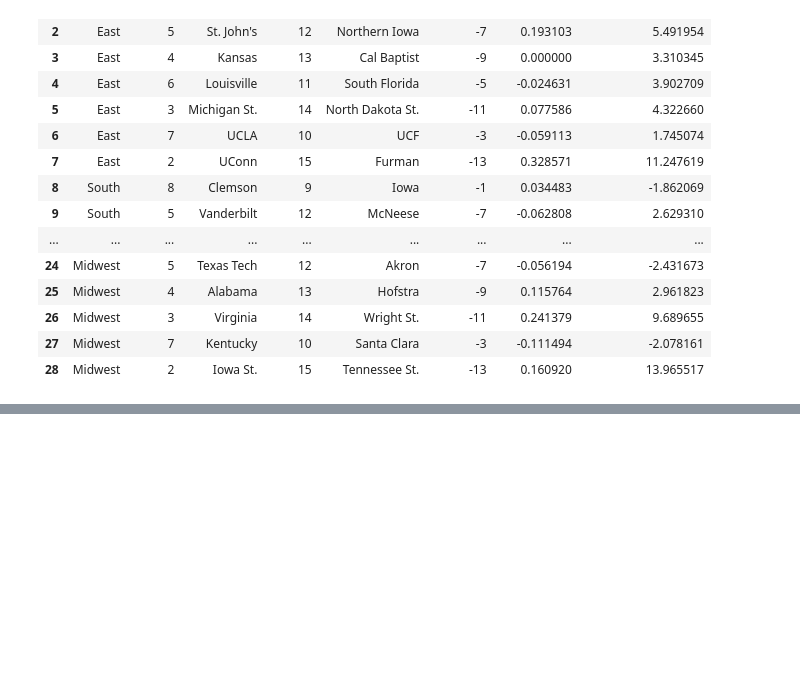
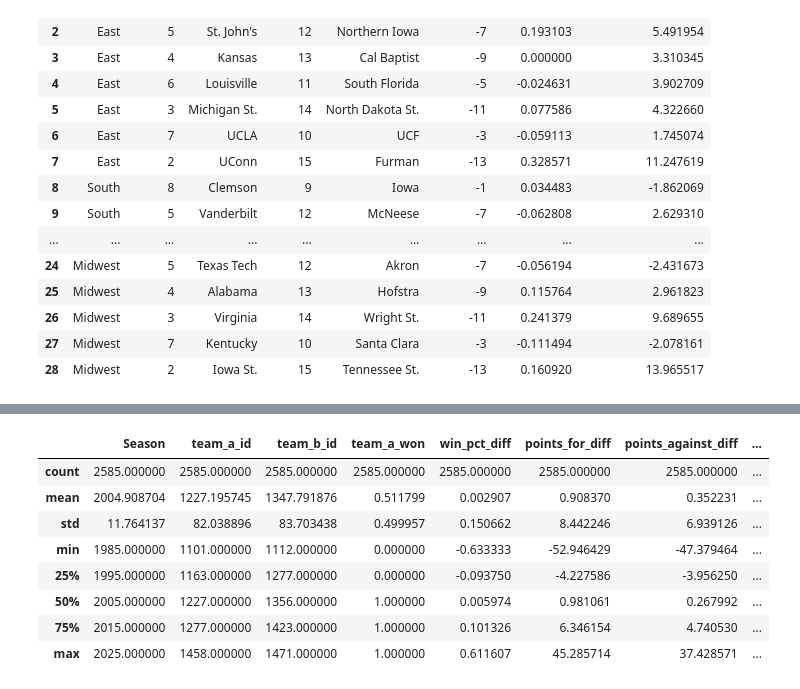
Before and after one commit to Andreachurchwell/march-madness-bracket-simulator, a Jupyter notebook: notebooks/exploration.ipynb, the cells around one changed output, grey strips where cells are left out. Cells and saved outputs as stored; diff of their text form; code cells hidden in the pictures; blank space fills up the shorter version.

Commit message:
did historical data and made past winners and losers neutral and added to notes

```diff
--- a/notebooks/exploration.ipynb
+++ b/notebooks/exploration.ipynb
@@ -1014,0 +1242,40 @@ first_round_2026
+# %%
+def build_historical_matchups(tourney_df, team_features_df):
+    rows = []
+
+    for _, game in tourney_df.iterrows():
+        season = game["Season"]
+
+        team_a_id = min(game["WTeamID"], game["LTeamID"])
+        team_b_id = max(game["WTeamID"], game["LTeamID"])
+
+        team_a_won = int(team_a_id == game["WTeamID"])
+
+        team_a_features = team_features_df[
+            (team_features_df["Season"] == season) &
+            (team_features_df["TeamID"] == team_a_id)
+        ]
+
+        team_b_features = team_features_df[
+            (team_features_df["Season"] == season) &
+            (team_features_df["TeamID"] == team_b_id)
+        ]
+
+        if team_a_features.empty or team_b_features.empty:
+            continue
+
+        team_a_features = team_a_features.iloc[0]
+        team_b_features = team_b_features.iloc[0]
+
+        rows.append({
+            "Season": season,
+            "team_a_id": team_a_id,
+            "team_b_id": team_b_id,
+            "team_a_won": team_a_won,
+            "win_pct_diff": team_a_features["win_pct"] - team_b_features["win_pct"],
+            "points_for_diff": team_a_features["avg_points_for"] - team_b_features["avg_points_for"],
+            "points_against_diff": team_a_features["avg_points_against"] - team_b_features["avg_points_against"],
+            "scoring_margin_diff": team_a_features["avg_scoring_margin"] - team_b_features["avg_scoring_margin"],
+        })
+
+    return pd.DataFrame(rows)
@@ -1014,0 +1296,3 @@ first_round_2026
+# %%
+historical_matchups = build_historical_matchups(data["tourney"], team_features_named)
+historical_matchups.head()
@@ -1014,0 +1324,12 @@ first_round_2026
+# %%
+historical_matchups.describe()
+# %% [output]
+|  | Season | team_a_id | team_b_id | team_a_won | win_pct_diff | points_for_diff | points_against_diff | ... |
+| count | 2585.000000 | 2585.000000 | 2585.000000 | 2585.000000 | 2585.000000 | 2585.000000 | 2585.000000 | ... |
+| mean | 2004.908704 | 1227.195745 | 1347.791876 | 0.511799 | 0.002907 | 0.908370 | 0.352231 | ... |
+| std | 11.764137 | 82.038896 | 83.703438 | 0.499957 | 0.150662 | 8.442246 | 6.939126 | ... |
+| min | 1985.000000 | 1101.000000 | 1112.000000 | 0.000000 | -0.633333 | -52.946429 | -47.379464 | ... |
+| 25% | 1995.000000 | 1163.000000 | 1277.000000 | 0.000000 | -0.093750 | -4.227586 | -3.956250 | ... |
+| 50% | 2005.000000 | 1227.000000 | 1356.000000 | 1.000000 | 0.005974 | 0.981061 | 0.267992 | ... |
+| 75% | 2015.000000 | 1277.000000 | 1423.000000 | 1.000000 | 0.101326 | 6.346154 | 4.740530 | ... |
+| max | 2025.000000 | 1458.000000 | 1471.000000 | 1.000000 | 0.611607 | 45.285714 | 37.428571 | ... |
```
Also changed, not shown: parts of 37 cells of this notebook, 1 other file.
